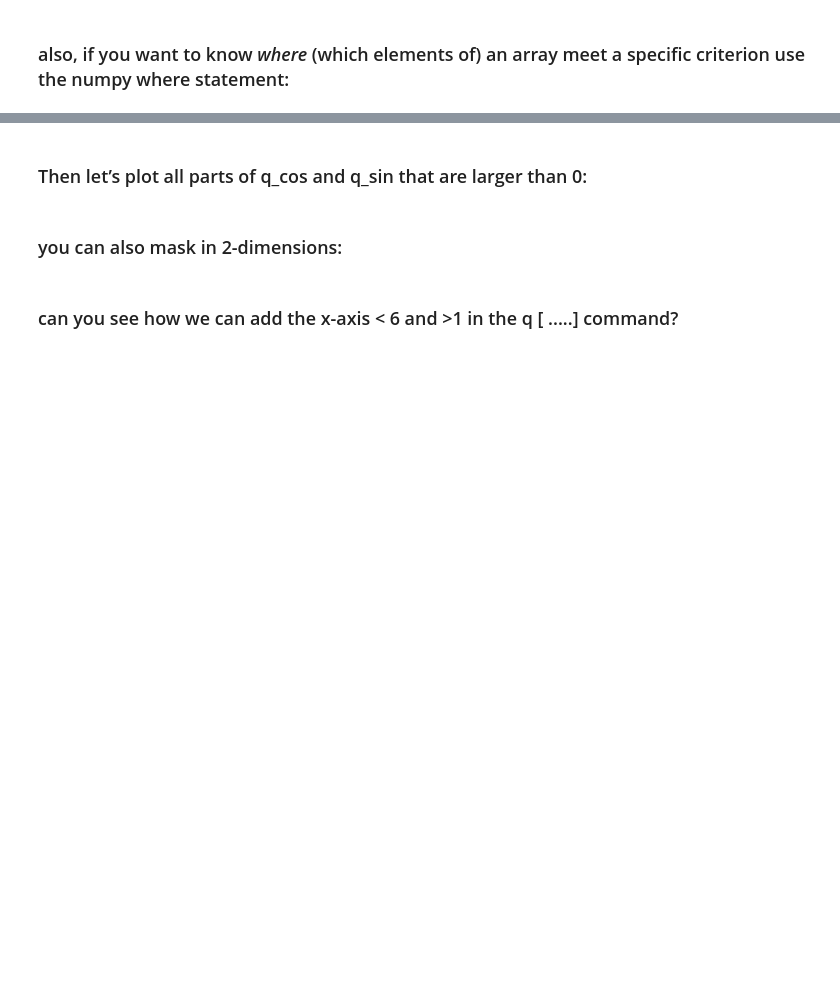
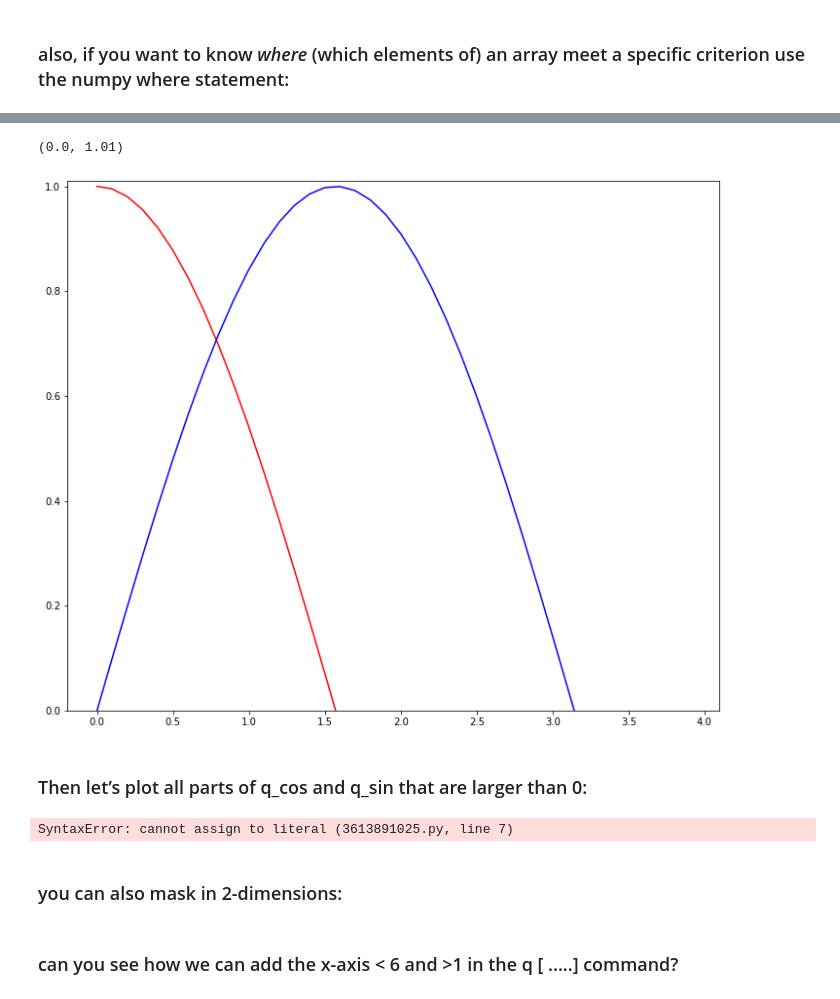
Before and after one commit to logangarcia01/PHZ3150_LoganGarcia, a Jupyter notebook: lecture/numpy_classroom.ipynb, the cells around one changed output, grey strips where cells are left out. Drawn from its saved outputs; the diff is of its cells as text; code cells hidden in the pictures; blank space fills up the shorter version.

```diff
--- a/lecture/numpy_classroom.ipynb
+++ b/lecture/numpy_classroom.ipynb
@@ -296,19 +531,24 @@ print( z[ np.where ( z < 14 ) ] )
 # %%
 plt.figure( figsize = ( 12, 10 )  )
-plt.plot( q  , q_cos  , color= 'red'  )
-plt.plot( q  , q_sin  , color= 'blue' )
+plt.plot( q [q<4] , q_cos [q<4] , color= 'red'  )
+plt.plot( q [q<4]  , q_sin [q<4] , color= 'blue' )
 plt.ylim( 0, 1.01)
+# %% [output]
+(0.0, 1.01)
+[figure, added]
 # %% [markdown]
 ### Then let’s plot all parts of q_cos and q_sin that are larger than 0:
 # %%
 #try to use np.where() to do this:
 plt.figure( figsize = ( 12 , 10 ) )
 
-plt.plot( q [  ], q_cos[  ],
+plt.plot( q [q_cos>0  ], q_cos[q_cos>0  ],
          color = 'red' )
-plt.plot( q [ , q_sin[ ] ) ],
-         color = 'blue', linestyle = 'none', marker = 'o')
+plt.plot( q [q_sin>0] , q_sin[q_sin>0 ] ),
+color ='blue', linestyle = 'none', marker = 'o')
 plt.xlim(0,10)
+# %% [output]
+SyntaxError: cannot assign to literal (3613891025.py, line 7)
 # %%
 ### of course you might have noticed that you don't even need the np.where at all here ;)
 # %%
```
Also changed, not shown: parts of 60 cells of this notebook.
